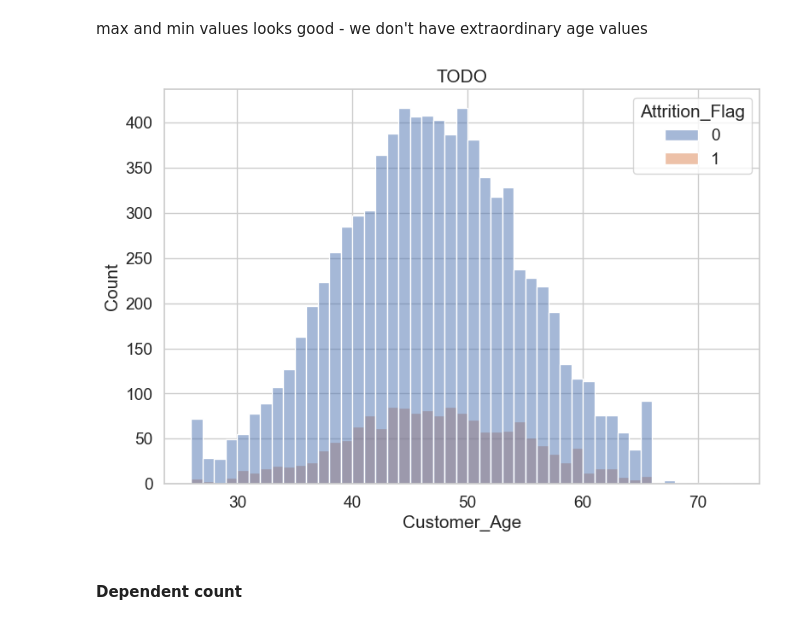
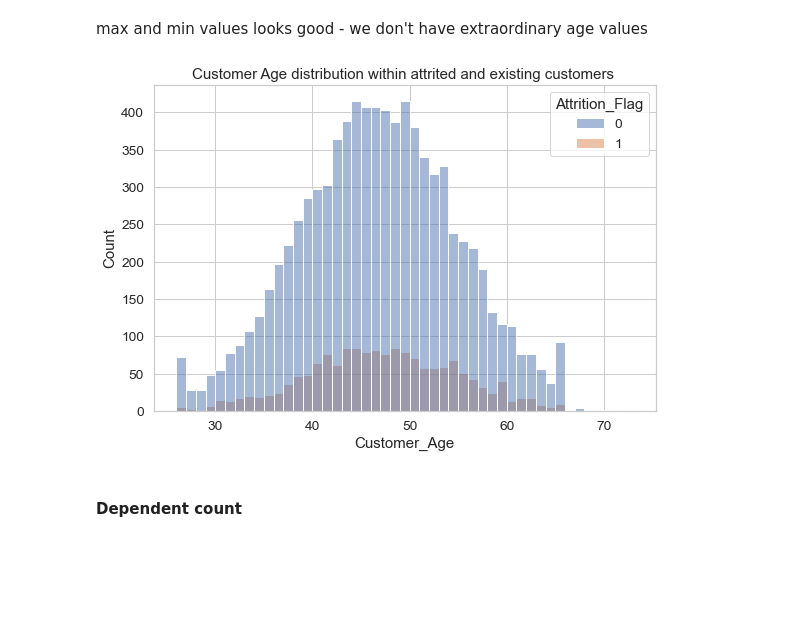
Before and after one commit to kasiadybcio/Credit_card, a Jupyter notebook: 1.eda.ipynb, the cells around one changed output. Cells and saved outputs as stored; diff of their text form; code cells hidden in the pictures; blank space fills up the shorter version.

```diff
--- a/1.eda.ipynb
+++ b/1.eda.ipynb
@@ -350,3 +350,10 @@ Platinum - this is the most expensive card if it comes to maintenance fee, this
 Now taking this assumptions we will transform those categorical variables into numerical discrete variable. The higher the value, the more expensive is the card.
 # %%
 data['Card_Category'] = data["Card_Category"].map({"Blue":0,"Silver":1,"Gold":2,"Platinum":3}).astype("int64")
+# %%
+sns.set_style("whitegrid",{'font_scale':'1.6'})
+plt.figure(figsize=(6,6))
+plt.pie(data['Card_Category'].value_counts(),labels = data['Card_Category'].value_counts().index,autopct='%1.1f%%')
+plt.title("Type of cards used by customers (%)")
+plt.legend()
+plt.show()
@@ -553,11 +565,11 @@ max and min values looks good - we don't have extraordinary age values
 # %%
 sns.set_style("whitegrid",{'font_scale':'1.6'})
 plt.figure(figsize=(9, 6))
 sns.histplot(data, x = "Customer_Age", hue = "Attrition_Flag")
-plt.title("TODO")
+plt.title("Customer Age distribution within attrited and existing customers ")
 plt.show()
 # %% [output]
-[figure, old version]
+[figure, new version]
 # %% [markdown]
 #### Dependent count
 # %%
```
Also changed, not shown: parts of 25 cells of this notebook.
